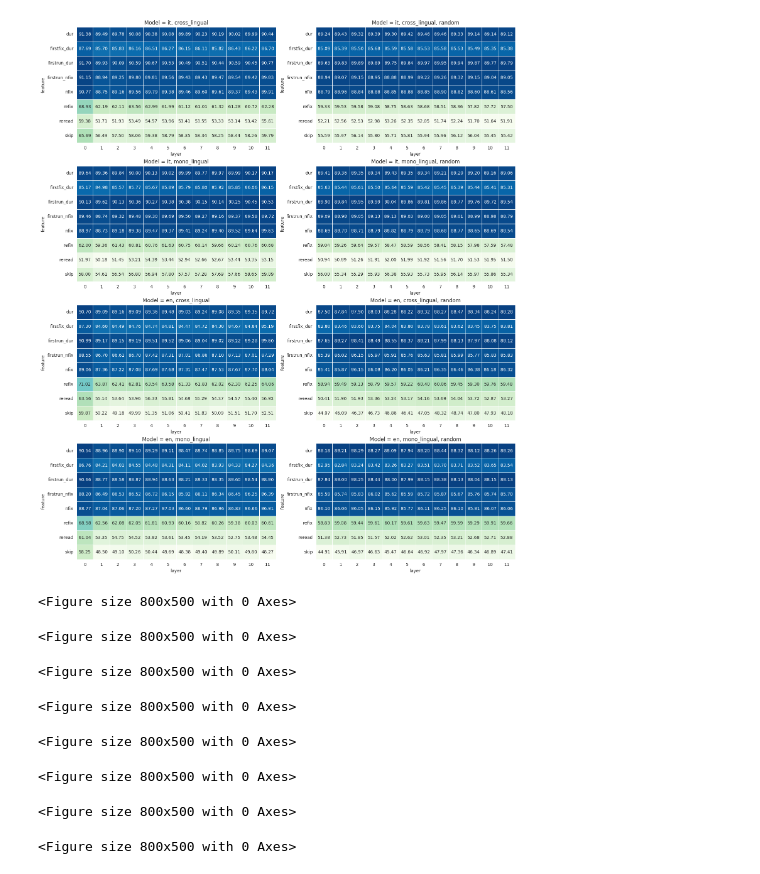
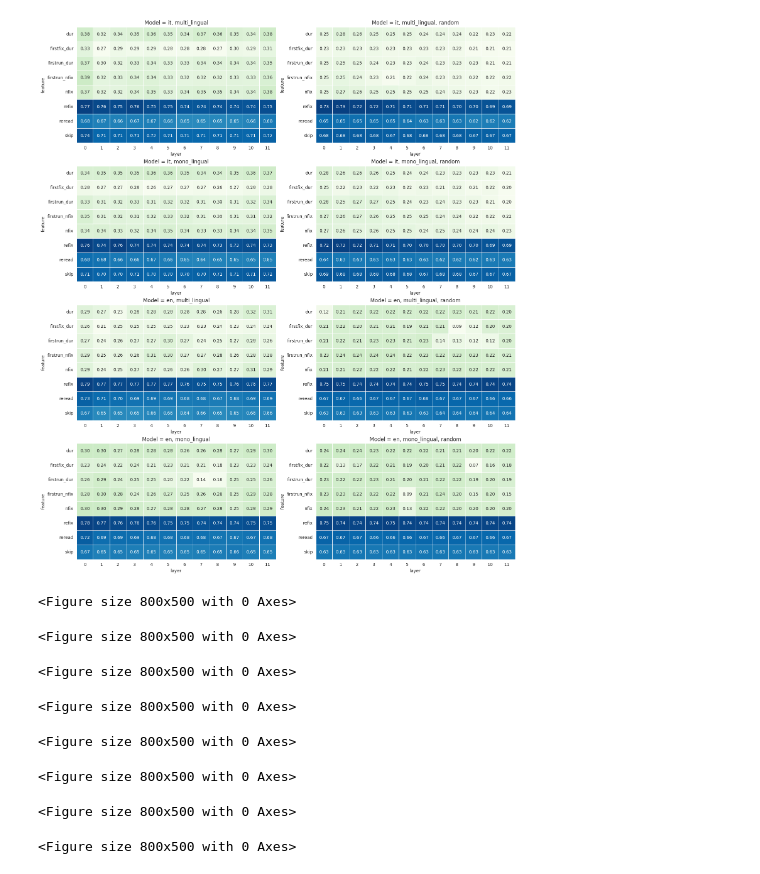
Before and after one commit to Andrew-Wyn/augmenting_nlms_meco, a Jupyter notebook: notebook/visualize_probing_tasks_results.ipynb, the cells around one changed output. Cells and saved outputs as stored; diff of their text form; code cells hidden in the pictures.

Commit message:
added notebooks for result visualization

```diff
--- a/notebook/visualize_probing_tasks_results.ipynb
+++ b/notebook/visualize_probing_tasks_results.ipynb
@@ -7,7 +7,8 @@ import os
 sns.set_style('darkgrid')
 # %%
 res_dir = '/home/lmoroni/__workdir/augmenting_nlms_meco/output/probe_2_final'
-metric = 'mae' # ['r2', 'corr_acc', 'mse', 'mae']
+metric = 'acc_corr' # ['r2', 'corr_acc', 'mse', 'mae']
+invert = False
 # %%
 def get_probing_dirs(res_dir):
     return [os.path.join(res_dir, dir_name) for dir_name in os.listdir(res_dir) if dir_name.startswith('probing')]
@@ -16,7 +17,7 @@ def get_model_config(src_dir):
     model_config = dict()
     model_str = src_dir.split('/')[-1]
     model_config['language'] = 'it' if '_it_' in model_str else 'en'
-    model_config['language_mode'] = 'cross_lingual' if 'xlm' in model_str else 'mono_lingual'
+    model_config['language_mode'] = 'multi_lingual' if 'xlm' in model_str else 'mono_lingual'
     model_config['pretrained'] = False if 'rand' in model_str else True
     model_str = model_str.split('_')
     model_config['user'] = model_str[2]
@@ -43,7 +44,7 @@ def load_result_df(src_dir, model_config, score):
 # %%
 src_dirs = get_probing_dirs(res_dir)
 # %%
-def plot_heatmap(ax, all_df, language, language_mode, pretrained):
+def plot_heatmap(ax, all_df, language, language_mode, pretrained, invert):
     filtered_df = all_df[(all_df['language']==language) & (all_df['language_mode'] == language_mode) & (all_df['pretrained'] == pretrained)]
     grouped = filtered_df.groupby(['layer', 'feature'])['score']
     mean_dict = {'layer': [], 'feature':[], 'avg_score': []}
@@ -53,7 +54,8 @@ def plot_heatmap(ax, all_df, language, language_mode, pretrained):
         mean_dict['avg_score'].append(group_df.mean())
     mean_df = pd.DataFrame.from_dict(mean_dict)
     table = mean_df.pivot(columns='layer', index='feature', values='avg_score')
-    table = table.map(lambda x: 100 -x)
+    if invert:
+        table = table.map(lambda x: 100 - x)
     plt.figure(figsize=(8, 5));
     pretrained_str = '' if pretrained else ', random'
     sns.heatmap(ax=ax, data=table, annot=True, fmt=".2f", cmap='GnBu', cbar=False, linewidth=.5).set(title=f'Model = {language}, {language_mode}{pretrained_str}');
@@ -67,16 +69,16 @@ all_df = pd.concat(all_df, ignore_index=True)
 # %%
 fig, axes = plt.subplots(4, 2, figsize=(18, 22));
 axes = axes.flatten();
 ax_idx = 0
 for language in all_df['language'].unique():
     for language_mode in all_df['language_mode'].unique():
         for pretrained in sorted(all_df['pretrained'].unique(), reverse=True):
-            plot_heatmap(axes[ax_idx], all_df, language, language_mode, pretrained)
+            plot_heatmap(axes[ax_idx], all_df, language, language_mode, pretrained, invert)
             ax_idx += 1
 
 fig.savefig('/home/luca/Workspace/augmenting_nlms_meco/output/plots/probing_all.png')
 # %% [output]
-[figure, old version]
+[figure, new version]
 <Figure size 800x500 with 0 Axes>
 <Figure size 800x500 with 0 Axes>
 <Figure size 800x500 with 0 Axes>
```
Also changed, not shown: parts of 1 cell of this notebook, 10 other files.
